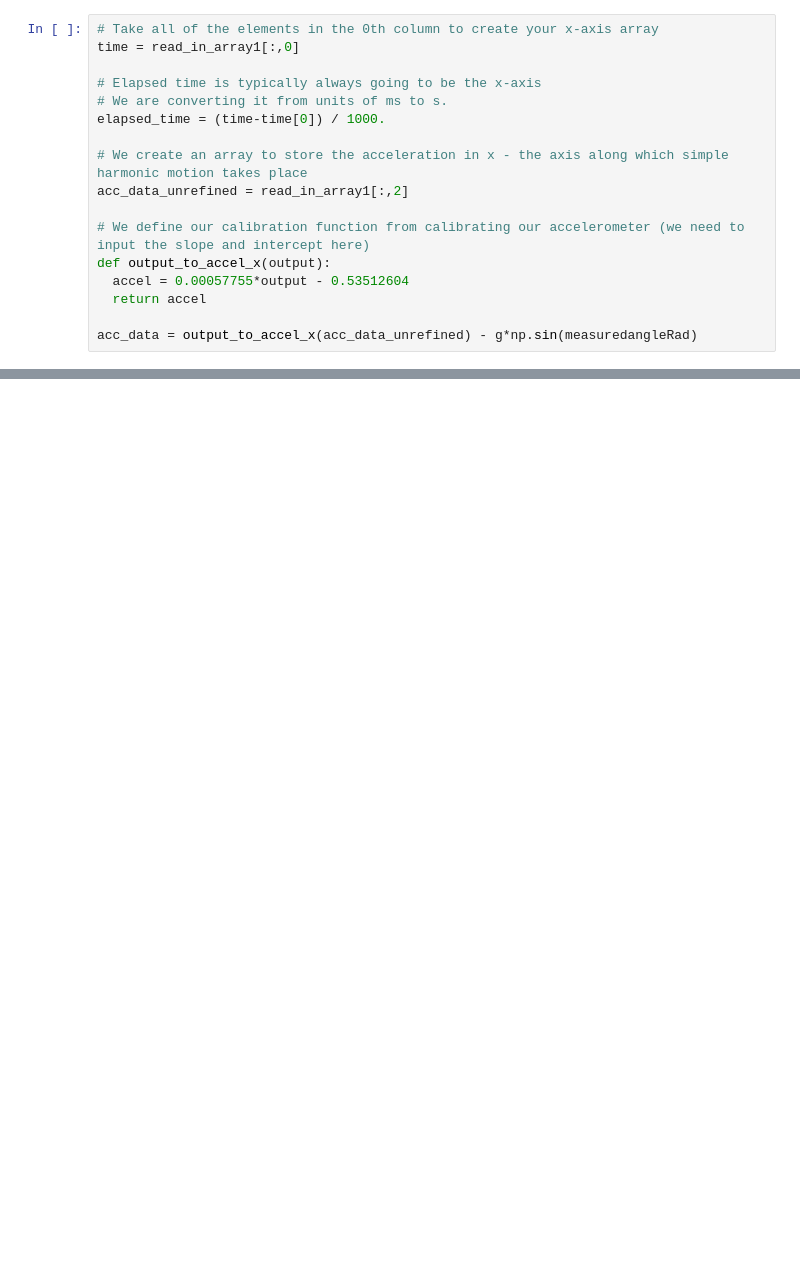
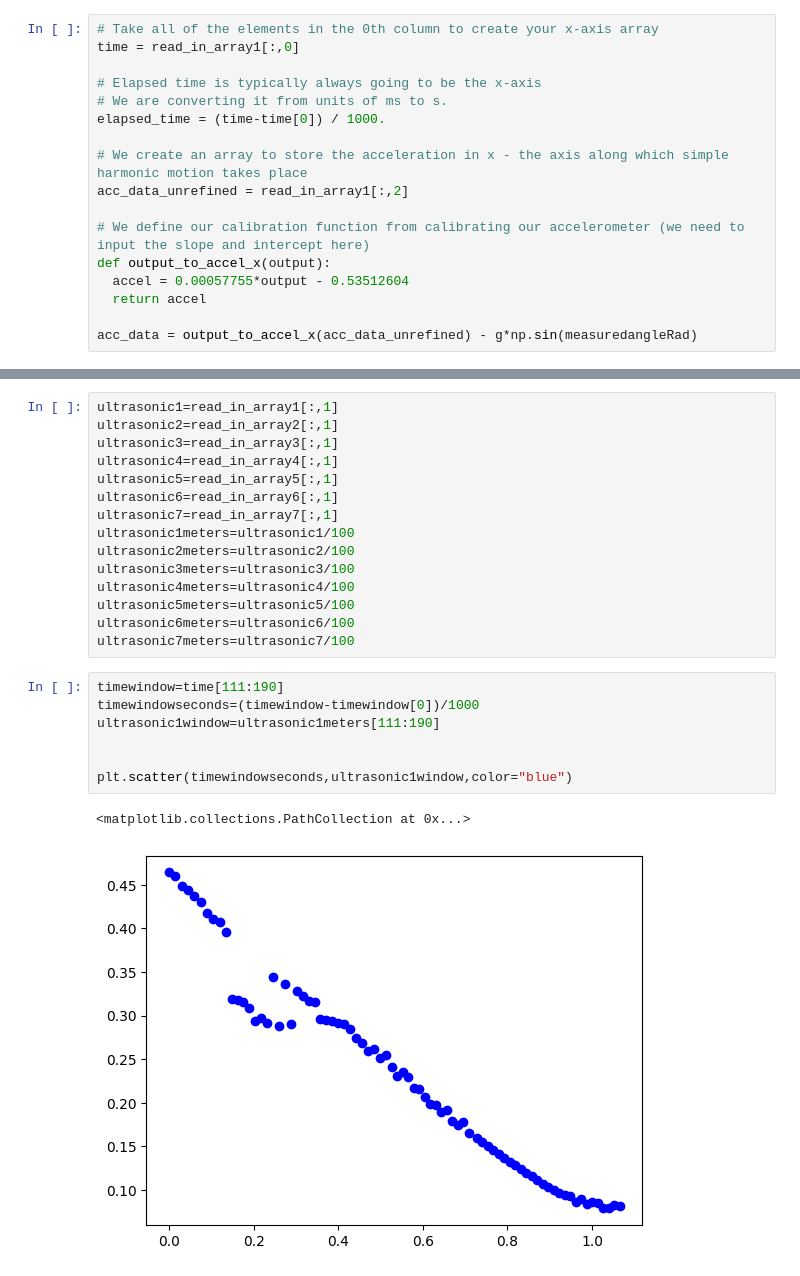
Before and after one commit to leo-c1/4al-final, a Jupyter notebook: DATAANAL.ipynb, the cells around one changed output, grey strips where cells are left out. Saved outputs shown, nothing was run; the diff lists cells and outputs as text; blank space fills up the shorter version.

```diff
--- a/DATAANAL.ipynb
+++ b/DATAANAL.ipynb
@@ -204,0 +215,25 @@ Text(0.5, 0, 'Time (s)')
+# %%
+ultrasonic1=read_in_array1[:,1]
+ultrasonic2=read_in_array2[:,1]
+ultrasonic3=read_in_array3[:,1]
+ultrasonic4=read_in_array4[:,1]
+ultrasonic5=read_in_array5[:,1]
+ultrasonic6=read_in_array6[:,1]
+ultrasonic7=read_in_array7[:,1]
+ultrasonic1meters=ultrasonic1/100
+ultrasonic2meters=ultrasonic2/100
+ultrasonic3meters=ultrasonic3/100
+ultrasonic4meters=ultrasonic4/100
+ultrasonic5meters=ultrasonic5/100
+ultrasonic6meters=ultrasonic6/100
+ultrasonic7meters=ultrasonic7/100
+# %%
+timewindow=time[111:190]
+timewindowseconds=(timewindow-timewindow[0])/1000
+ultrasonic1window=ultrasonic1meters[111:190]
+
+
+plt.scatter(timewindowseconds,ultrasonic1window,color="blue")
+# %% [output]
+<matplotlib.collections.PathCollection at 0x...>
+[figure, added]
```
Also changed, not shown: parts of 17 cells of this notebook.
